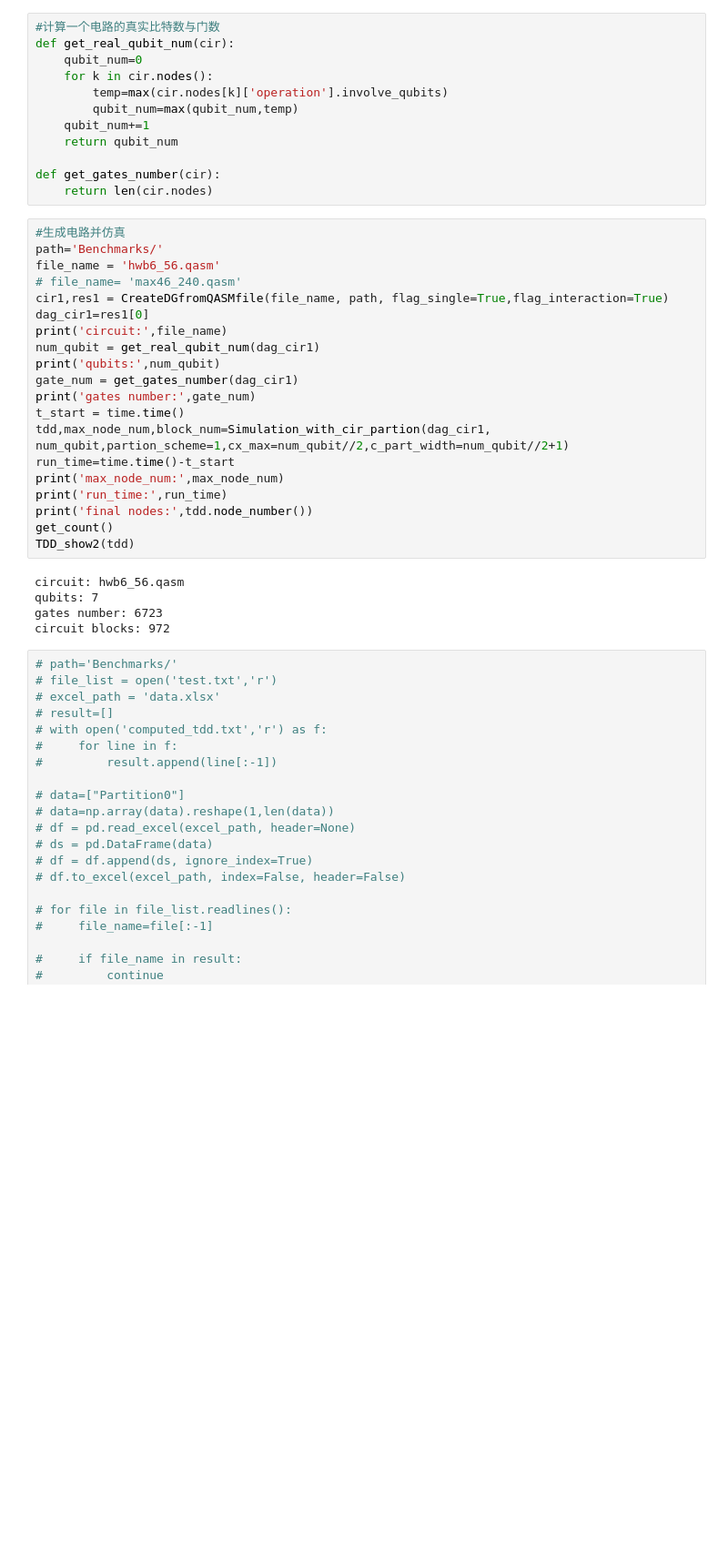
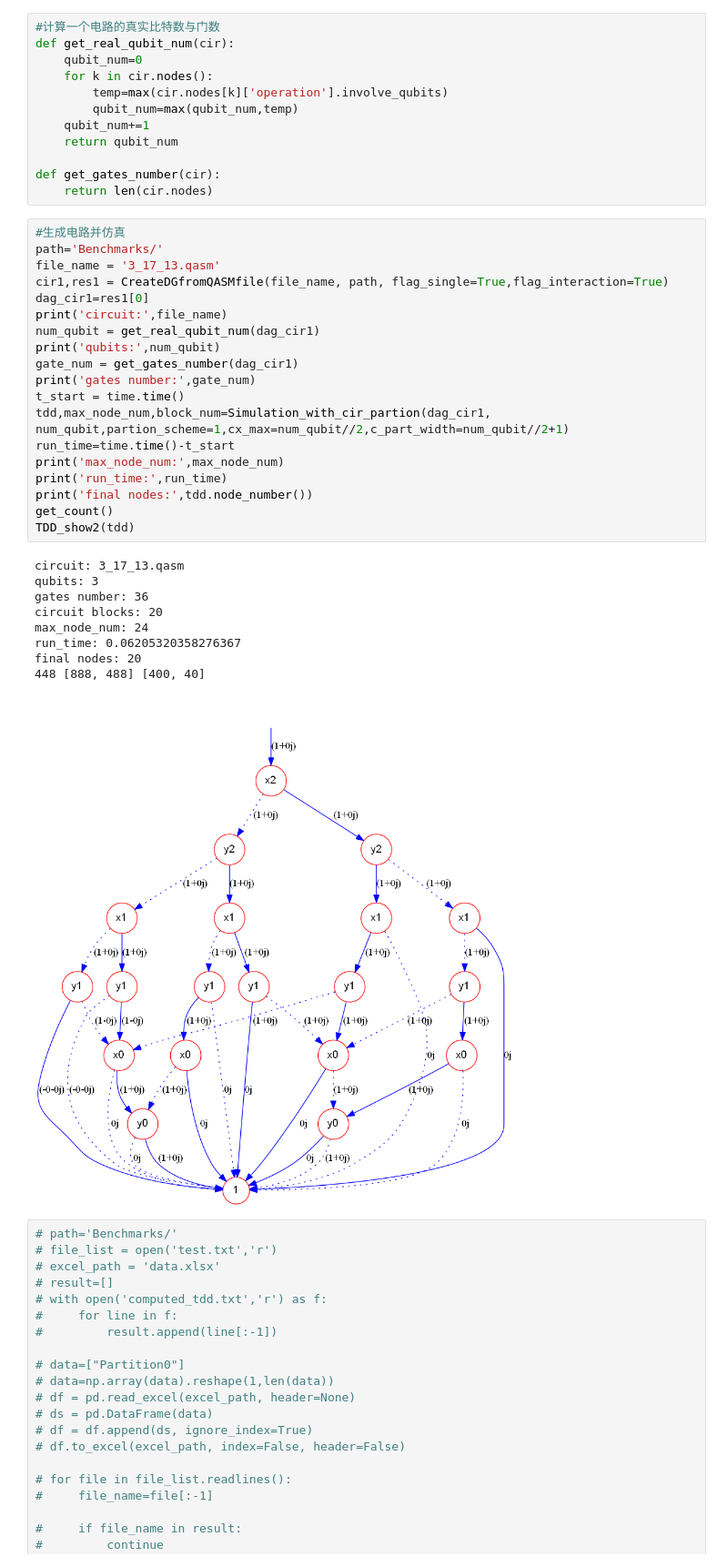
Before and after one commit to Veriqc/TDD, a Jupyter notebook: Simulation with TDD.ipynb, the cells around one changed output. Shown at 91% size. Saved outputs shown, nothing was run; the diff lists cells and outputs as text; blank space fills up the shorter version.

```diff
--- a/Simulation with TDD.ipynb
+++ b/Simulation with TDD.ipynb
@@ -322,28 +322,32 @@ def get_gates_number(cir):
 # %%
 #生成电路并仿真
 path='Benchmarks/'
-file_name = 'hwb6_56.qasm'
-# file_name= 'max46_240.qasm'
+file_name = '3_17_13.qasm'
 cir1,res1 = CreateDGfromQASMfile(file_name, path, flag_single=True,flag_interaction=True)
 dag_cir1=res1[0]
 print('circuit:',file_name)
 num_qubit = get_real_qubit_num(dag_cir1)
 print('qubits:',num_qubit)
 gate_num = get_gates_number(dag_cir1)
 print('gates number:',gate_num)
 t_start = time.time()
 tdd,max_node_num,block_num=Simulation_with_cir_partion(dag_cir1, num_qubit,partion_scheme=1,cx_max=num_qubit//2,c_part_width=num_qubit//2+1)
 run_time=time.time()-t_start
 print('max_node_num:',max_node_num)
 print('run_time:',run_time)
 print('final nodes:',tdd.node_number())
 get_count()
 TDD_show2(tdd)
 # %% [output]
-circuit: hwb6_56.qasm
-qubits: 7
-gates number: 6723
-circuit blocks: 972
+circuit: 3_17_13.qasm
+qubits: 3
+gates number: 36
+circuit blocks: 20
+max_node_num: 24
+run_time: 0.06205320358276367
+final nodes: 20
+448 [888, 488] [400, 40]
+[figure, added]
 # %%
 # path='Benchmarks/'
 # file_list = open('test.txt','r')
```
